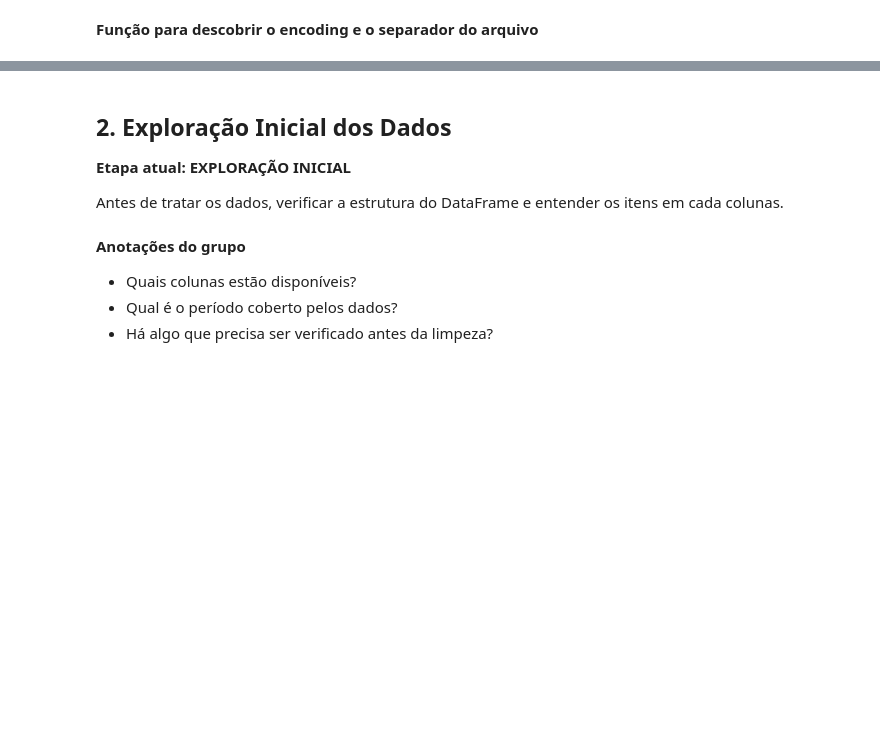
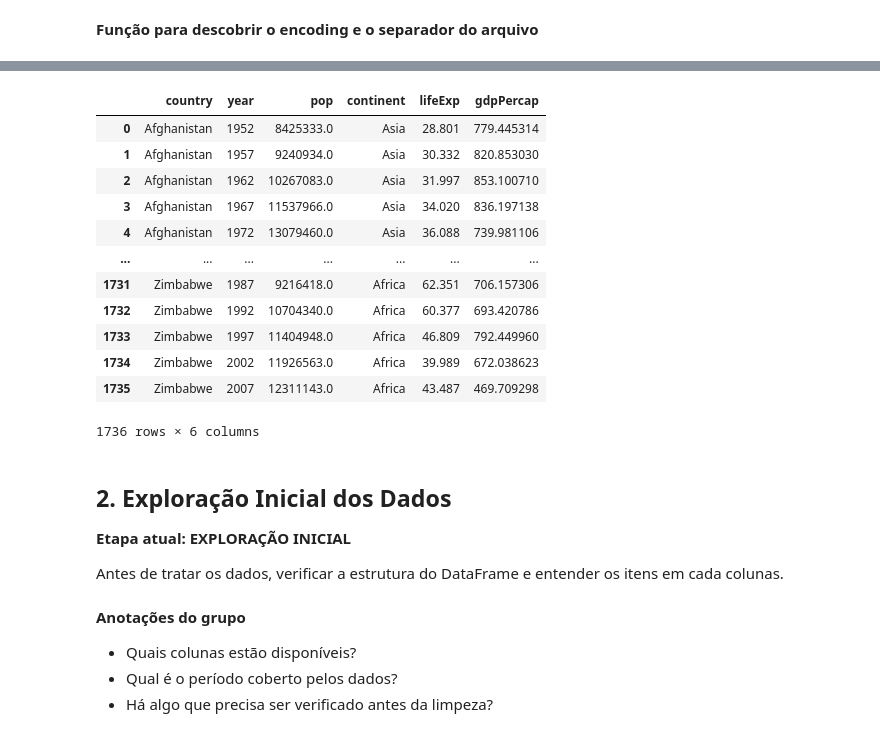
Before and after one commit to AndremRb/Analise-do-Desenvolvimento-Humano-e-Global, a Jupyter notebook: Leandro (Análise exploratória Saúde)/(Leandro) Template_Analise_Exploratoria_Saúde.ipynb, the cells around one changed output, grey strips where cells are left out. Cells and saved outputs as stored; diff of their text form; code cells hidden in the pictures; blank space fills up the shorter version.

```diff
--- a/Leandro (Análise exploratória Saúde)/(Leandro) Template_Analise_Exploratoria_Saúde.ipynb
+++ b/Leandro (Análise exploratória Saúde)/(Leandro) Template_Analise_Exploratoria_Saúde.ipynb
@@ -75,0 +91,4 @@ def descobrir_csv(caminho_arquivo):
+# %%
+def cria_dataframe(caminho_arquivo,encoding,separador):
+    df=pd.read_csv(caminho_arquivo, encoding=encoding, sep=separador)
+    return df
@@ -76,3 +111,45 @@ def descobrir_csv(caminho_arquivo):
+# %%
+def carregar_multiplos_dataframes(lista_caminhos):
+    """
+    Recebe uma lista de URLs ou caminhos locais e retorna uma lista de DataFrames carregados
+    automaticamente usando as configurações detectadas para cada um deles.
+
+    **Exemplo de entrada:**
+    lista caminhos= [url1, url2, url3, ...] ou [caminho1, caminho2, caminho3, ...]
+
+    **Exemplo de saída:**
+    dataframes= [df1, df2, df3, ...]
+    """
+    dataframes = []   #cria uma lista vazia para nosso append ir add oq precisa
+    for caminho in lista_caminhos:
+        # 1. Detecta as configurações do arquivo atual
+        config = configuraçoes_csv(caminho)
+        # 2. Cria o DataFrame correspondente
+        df = cria_dataframe(*config)#garante que cada termo da tupla seja descompactado e utilizado na função
+        # 3. Adiciona o DataFrame à lista
+        dataframes.append(df)
+    return dataframes
+
+# Exemplo de uso prático:
+# lista_de_fontes = [url_github]  # Você pode colocar quantos links ou caminhos quiser aqui
+# meus_dfs = carregar_multiplos_dataframes(lista_de_fontes)
+# meus_dfs[0].head()  # Acessa o primeiro DataFrame gerado
+# %%
+carregar_multiplos_dataframes({url_github})[0] #Escolha qual dataframe quer ver da nossa lista pelo indice
+# %% [output]
+|  | country | year | pop | continent | lifeExp | gdpPercap |
+| 0 | Afghanistan | 1952 | 8425333.0 | Asia | 28.801 | 779.445314 |
+| 1 | Afghanistan | 1957 | 9240934.0 | Asia | 30.332 | 820.853030 |
+| 2 | Afghanistan | 1962 | 10267083.0 | Asia | 31.997 | 853.100710 |
+| 3 | Afghanistan | 1967 | 11537966.0 | Asia | 34.020 | 836.197138 |
+| 4 | Afghanistan | 1972 | 13079460.0 | Asia | 36.088 | 739.981106 |
+| ... | ... | ... | ... | ... | ... | ... |
+| 1731 | Zimbabwe | 1987 | 9216418.0 | Africa | 62.351 | 706.157306 |
+| 1732 | Zimbabwe | 1992 | 10704340.0 | Africa | 60.377 | 693.420786 |
+| 1733 | Zimbabwe | 1997 | 11404948.0 | Africa | 46.809 | 792.449960 |
+| 1734 | Zimbabwe | 2002 | 11926563.0 | Africa | 39.989 | 672.038623 |
+| 1735 | Zimbabwe | 2007 | 12311143.0 | Africa | 43.487 | 469.709298 |
+1736 rows × 6 columns
 # %% [markdown]
 ## 2. Exploração Inicial dos Dados
 **Etapa atual:  EXPLORAÇÃO INICIAL**
```
Also changed, not shown: parts of 7 cells of this notebook.
